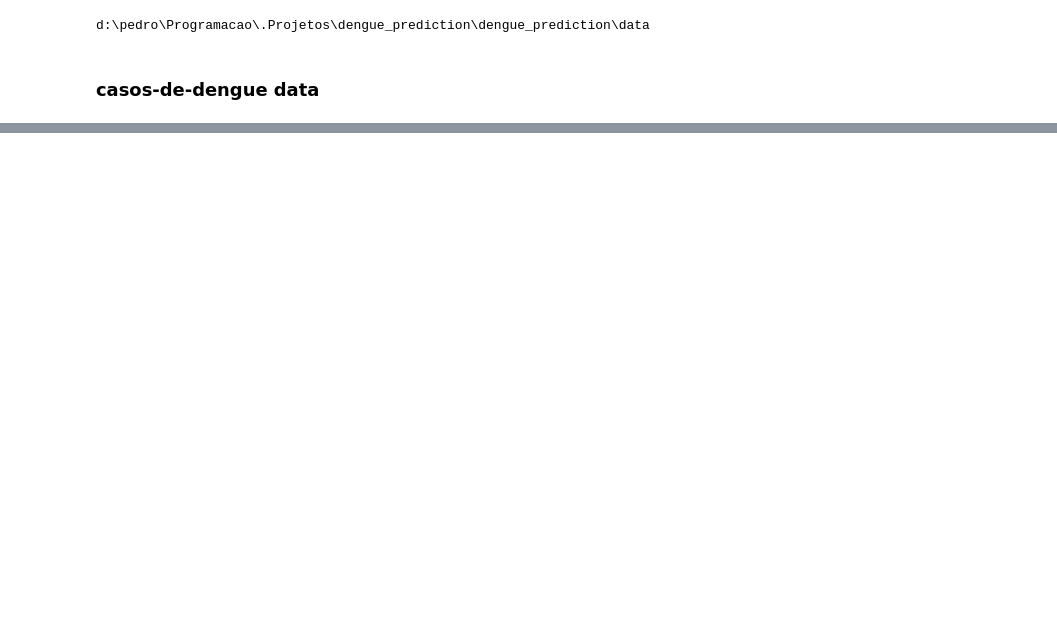
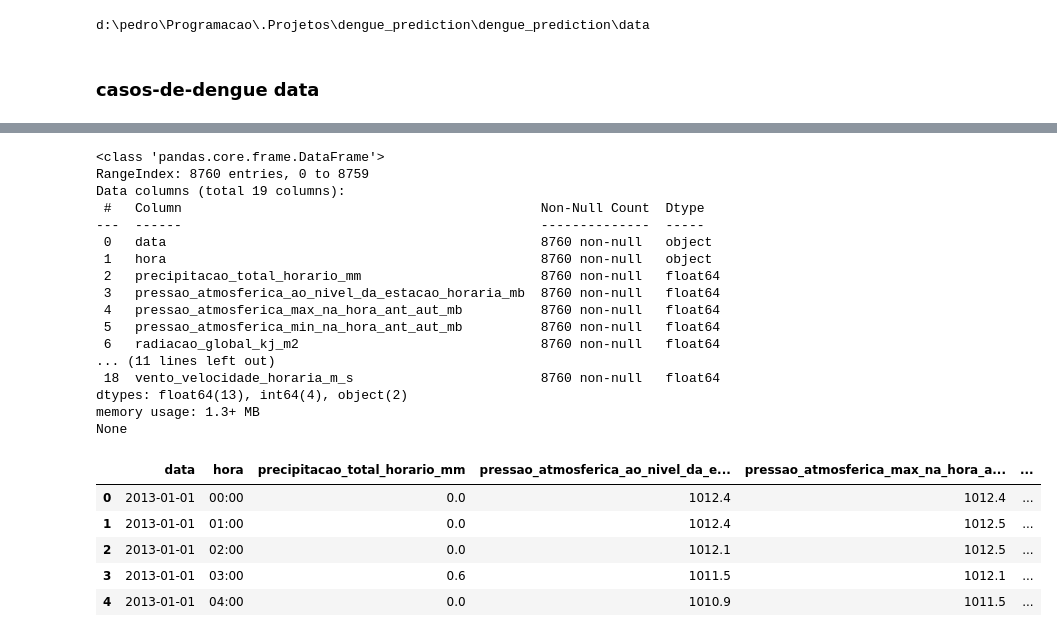
Before and after one commit to PedrocsGalindo/dengue_prediction, a Jupyter notebook: dengue_prediction/notebooks/data_visualizatoin.ipynb, the cells around one changed output, grey strips where cells are left out. Saved outputs shown, nothing was run; the diff lists cells and outputs as text; code cells hidden in the pictures; blank space fills up the shorter version.

```diff
--- a/dengue_prediction/notebooks/data_visualizatoin.ipynb
+++ b/dengue_prediction/notebooks/data_visualizatoin.ipynb
@@ -57,0 +143,39 @@ print(weather_2013.head())
+# %%
+weather_2013 = weather_2013.rename(columns={
+    "data_yyyy_mm_dd": "data",
+    "hora_utc": "hora",
+})
+
+# data type (verify)
+cs_dengue_2013["data"] = pd.to_datetime(
+    cs_dengue_2013["data"],
+    format="%Y-%m-%d",
+    errors="coerce"
+)
+
+print(weather_2013.info())
+weather_2013.head()
+# %% [output]
+<class 'pandas.core.frame.DataFrame'>
+RangeIndex: 8760 entries, 0 to 8759
+Data columns (total 19 columns):
+ #   Column                                              Non-Null Count  Dtype
+---  ------                                              --------------  -----
+ 0   data                                                8760 non-null   object
+ 1   hora                                                8760 non-null   object
+ 2   precipitacao_total_horario_mm                       8760 non-null   float64
+ 3   pressao_atmosferica_ao_nivel_da_estacao_horaria_mb  8760 non-null   float64
+ 4   pressao_atmosferica_max_na_hora_ant_aut_mb          8760 non-null   float64
+ 5   pressao_atmosferica_min_na_hora_ant_aut_mb          8760 non-null   float64
+ 6   radiacao_global_kj_m2                               8760 non-null   float64
+... (11 lines left out)
+ 18  vento_velocidade_horaria_m_s                        8760 non-null   float64
+dtypes: float64(13), int64(4), object(2)
+memory usage: 1.3+ MB
+None
+|  | data | hora | precipitacao_total_horario_mm | pressao_atmosferica_ao_nivel_da_e... | pressao_atmosferica_max_na_hora_a... | ... |
+| 0 | 2013-01-01 | 00:00 | 0.0 | 1012.4 | 1012.4 | ... |
+| 1 | 2013-01-01 | 01:00 | 0.0 | 1012.4 | 1012.5 | ... |
+| 2 | 2013-01-01 | 02:00 | 0.0 | 1012.1 | 1012.5 | ... |
+| 3 | 2013-01-01 | 03:00 | 0.6 | 1011.5 | 1012.1 | ... |
+| 4 | 2013-01-01 | 04:00 | 0.0 | 1010.9 | 1011.5 | ... |
```
Also changed, not shown: parts of 5 cells of this notebook.
